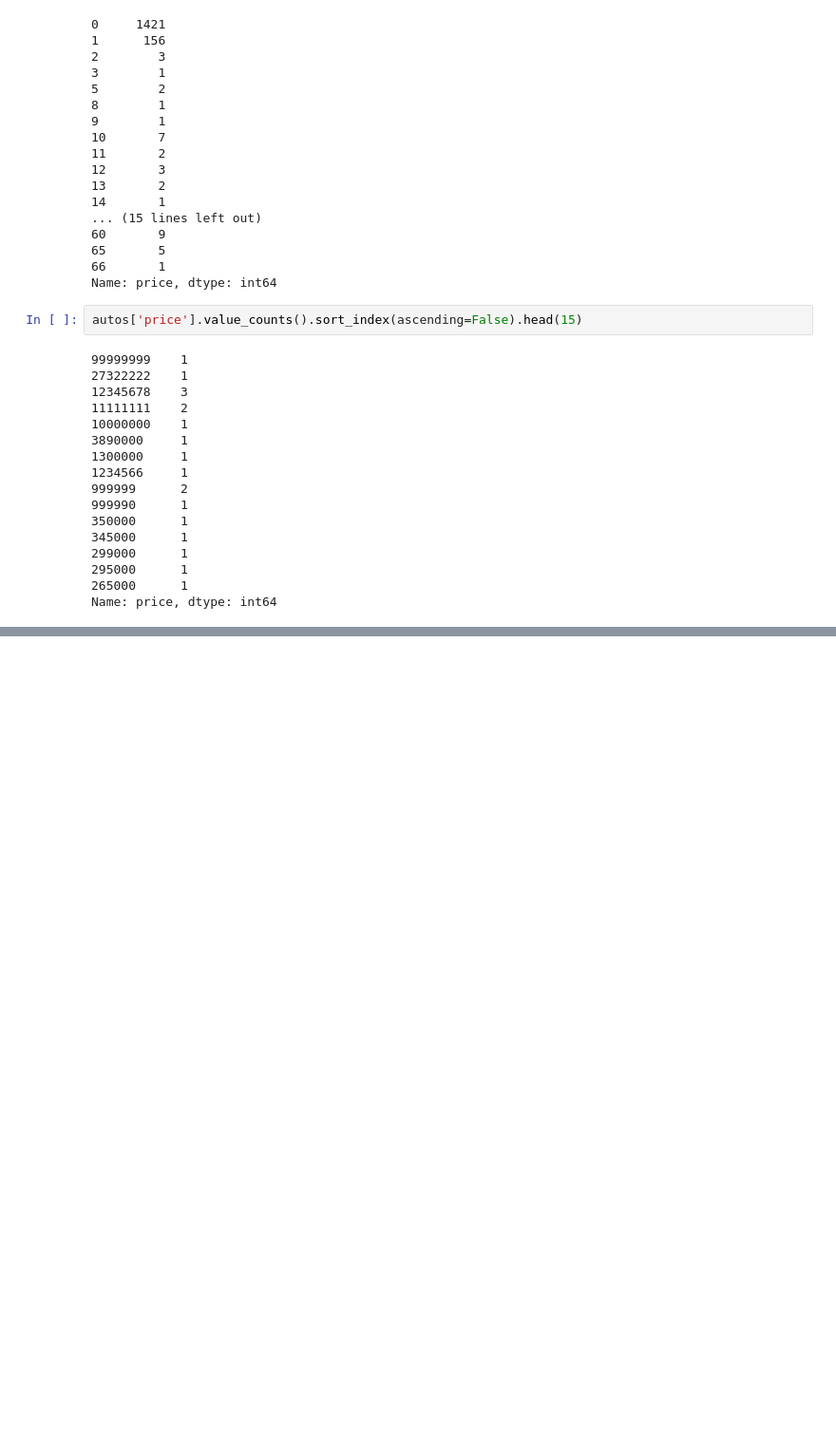
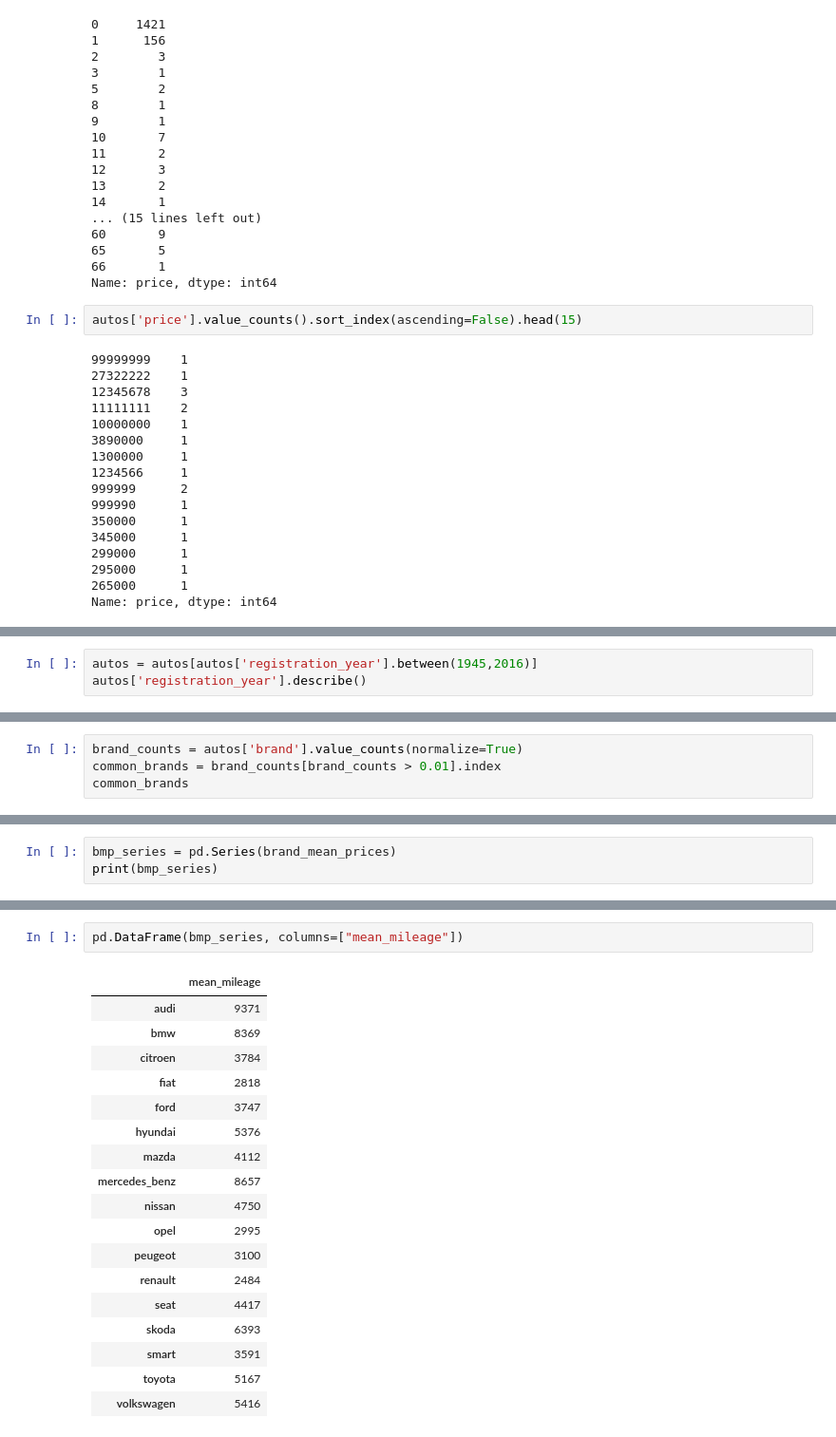
Before and after one commit to obrunet/my-own-dataquest.io-codes, a Jupyter notebook: Guided projects/Step 02.01 Exploring Ebay Car Sales Data/Basics.ipynb, the cells around one changed output, grey strips where cells are left out. Shown at 95% size. Drawn from its saved outputs; the diff is of its cells as text; blank space fills up the shorter version.

```diff
--- a/Guided projects/Step 02.01 Exploring Ebay Car Sales Data/Basics.ipynb
+++ b/Guided projects/Step 02.01 Exploring Ebay Car Sales Data/Basics.ipynb
@@ -234,0 +392,3 @@ Name: price, dtype: int64
+# %%
+autos = autos[autos['registration_year'].between(1945,2016)]
+autos['registration_year'].describe()
@@ -234,0 +481,4 @@ Name: price, dtype: int64
+# %%
+brand_counts = autos['brand'].value_counts(normalize=True)
+common_brands = brand_counts[brand_counts > 0.01].index
+common_brands
@@ -234,0 +524,3 @@ Name: price, dtype: int64
+# %%
+bmp_series = pd.Series(brand_mean_prices)
+print(bmp_series)
@@ -234,0 +546,21 @@ Name: price, dtype: int64
+# %%
+pd.DataFrame(bmp_series, columns=["mean_mileage"])
+# %% [output]
+|  | mean_mileage |
+| audi | 9371 |
+| bmw | 8369 |
+| citroen | 3784 |
+| fiat | 2818 |
+| ford | 3747 |
+| hyundai | 5376 |
+| mazda | 4112 |
+| mercedes_benz | 8657 |
+| nissan | 4750 |
+| opel | 2995 |
+| peugeot | 3100 |
+| renault | 2484 |
+| seat | 4417 |
+| skoda | 6393 |
+| smart | 3591 |
+| toyota | 5167 |
+| volkswagen | 5416 |
```
Also changed, not shown: parts of 42 cells of this notebook.
